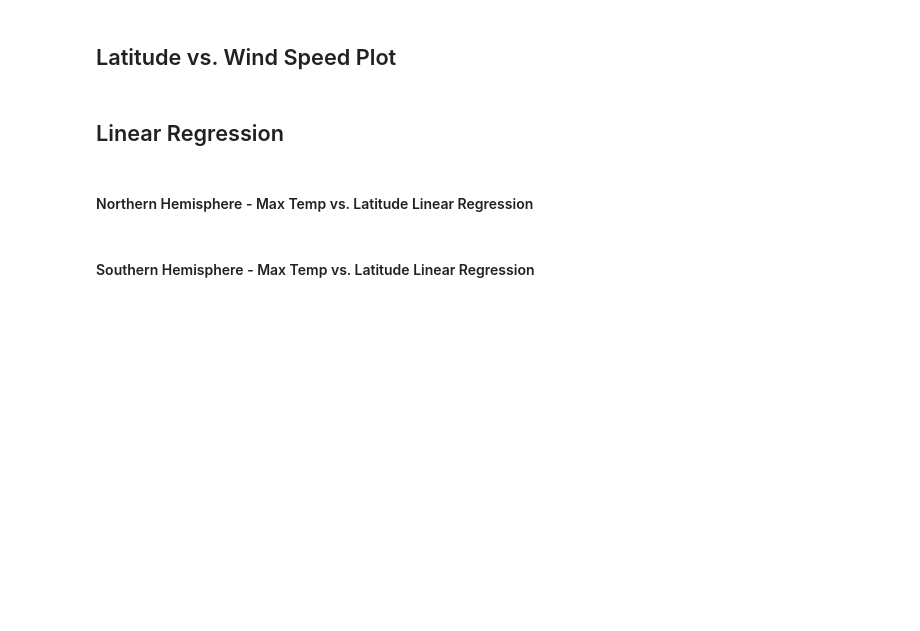
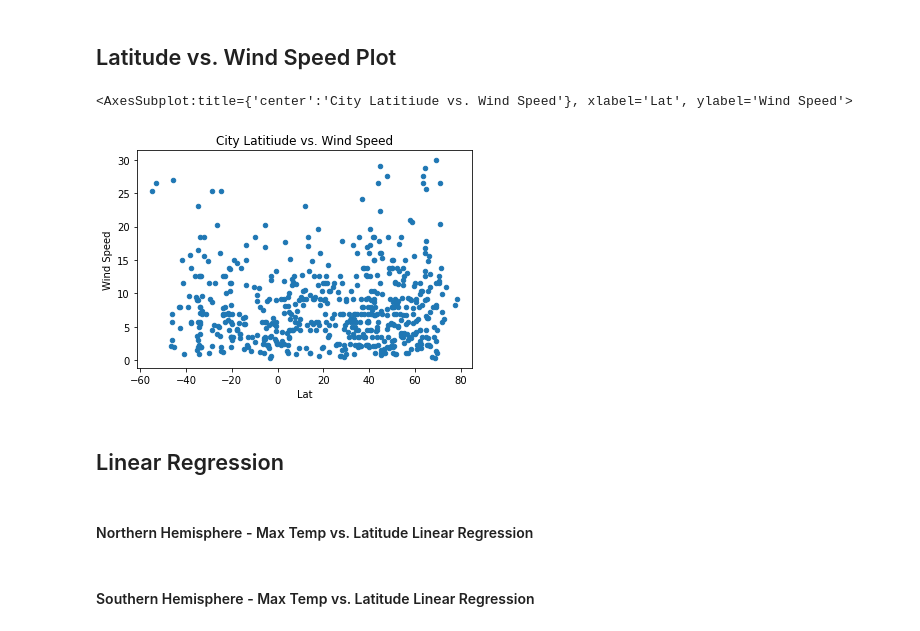
Before and after one commit to kmrose08/python-api-challenge, a Jupyter notebook: WeatherPy/WeatherPy.ipynb, the cells around one changed output. Cells and saved outputs as stored; diff of their text form; code cells hidden in the pictures; blank space fills up the shorter version.

```diff
--- a/WeatherPy/WeatherPy.ipynb
+++ b/WeatherPy/WeatherPy.ipynb
@@ -79,5 +164,12 @@ Skip this step if there are no cities that have humidity > 100%.
 # %% [markdown]
 ## Latitude vs. Wind Speed Plot
+# %%
+
+df[['Lat','Wind Speed']].plot(kind='scatter', \
+    x = 'Lat', y = 'Wind Speed',title = f'City Latitiude vs. Wind Speed')
+# %% [output]
+<AxesSubplot:title={'center':'City Latitiude vs. Wind Speed'}, xlabel='Lat', ylabel='Wind Speed'>
+[figure, added]
 # %% [markdown]
 ## Linear Regression
 # %% [markdown]
```
Also changed, not shown: parts of 10 cells of this notebook, 1 other file.
